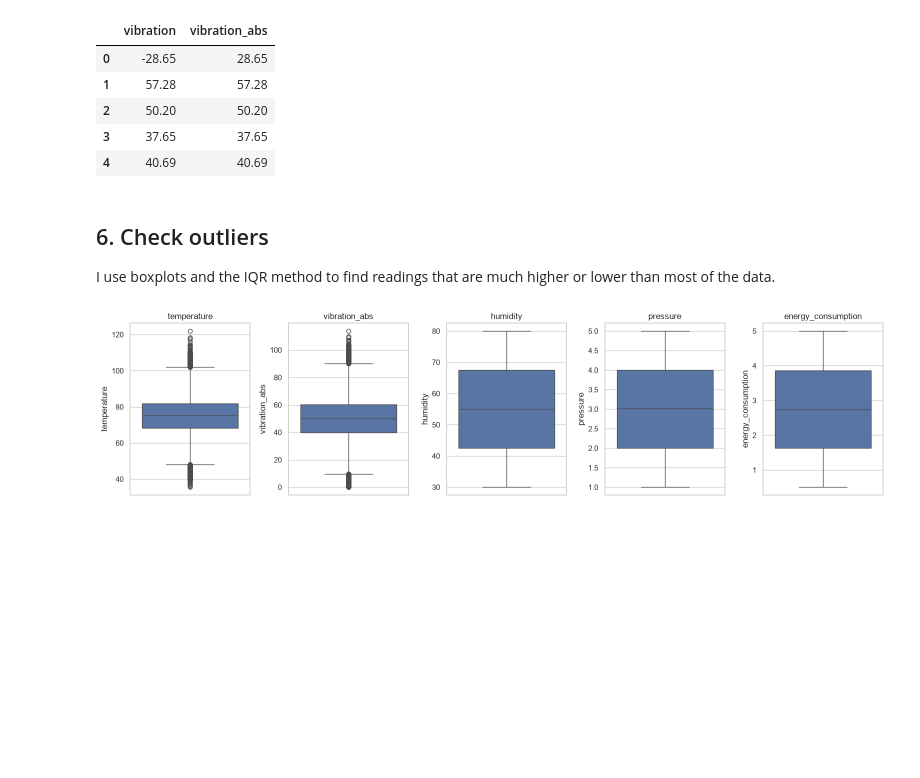
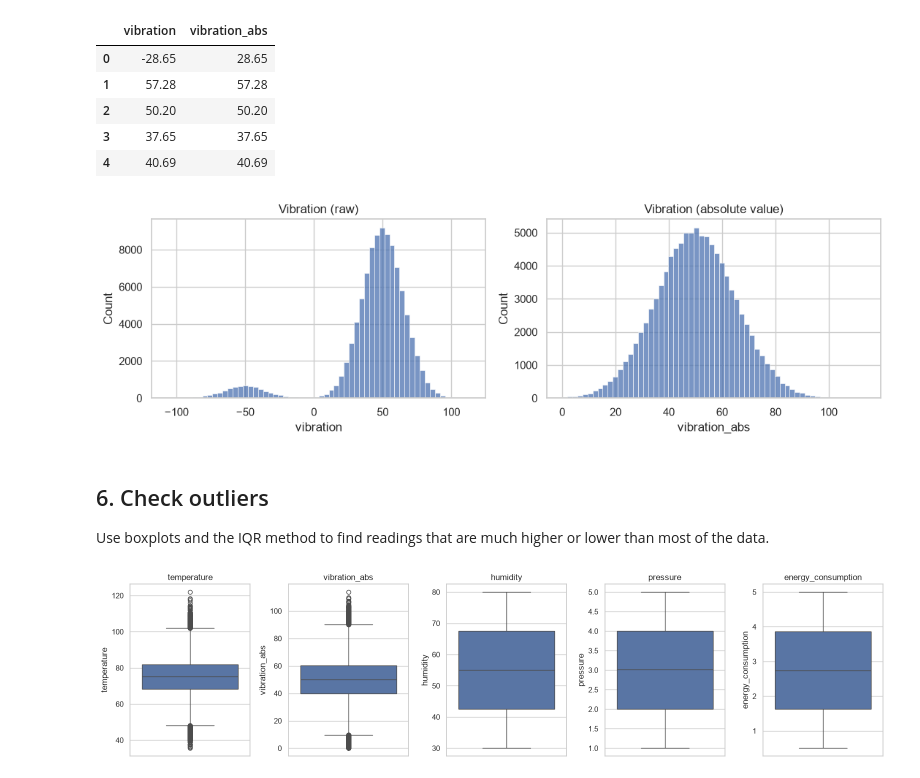
Before and after one commit to cutecat22/EGT309_TeamCaden, a Jupyter notebook: eda.ipynb, the cells around one changed output. Drawn from its saved outputs; the diff is of its cells as text; code cells hidden in the pictures; blank space fills up the shorter version.

```diff
--- a/eda.ipynb
+++ b/eda.ipynb
@@ -161,10 +230,18 @@ df[["vibration", "vibration_abs"]].head()
 | 2 | 50.20 | 50.20 |
 | 3 | 37.65 | 37.65 |
 | 4 | 40.69 | 40.69 |
+# %%
+fig, axes = plt.subplots(1, 2, figsize=(11, 3.5))
+sns.histplot(df["vibration"], bins=60, ax=axes[0]); axes[0].set_title("Vibration (raw)")
+sns.histplot(df["vibration_abs"], bins=60, ax=axes[1]); axes[1].set_title("Vibration (absolute value)")
+plt.tight_layout()
+plt.show()
+# %% [output]
+[figure, added]
 # %% [markdown]
 ## 6. Check outliers
 
-I use boxplots and the IQR method to find readings that are much higher or lower than most of the data.
+Use boxplots and the IQR method to find readings that are much higher or lower than most of the data.
 # %%
 outlier_cols = ["temperature", "vibration_abs", "humidity", "pressure", "energy_consumption"]
 fig, axes = plt.subplots(1, 5, figsize=(16, 4))
```
Also changed, not shown: parts of 49 cells of this notebook.
